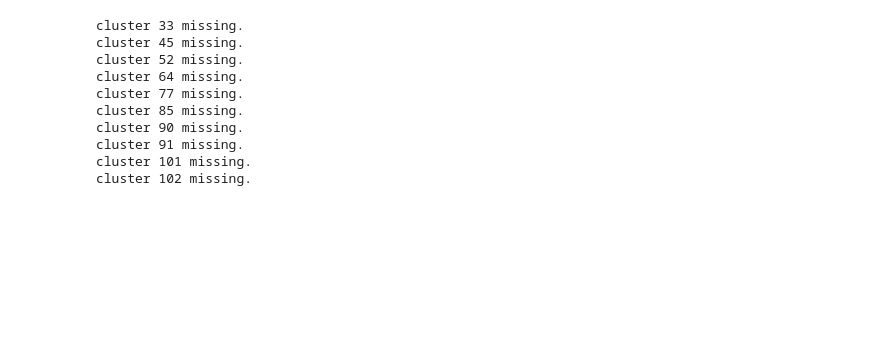
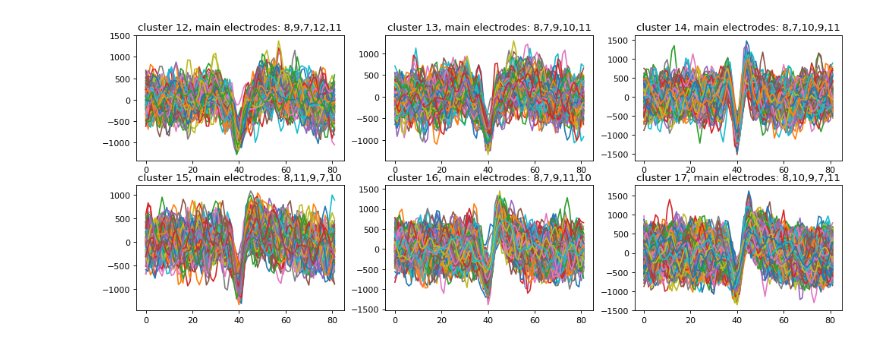
Before and after one commit to tarotez/sortpipe, a Jupyter notebook: get_waveforms_and_spike_times.ipynb, the cells around one changed output. Cells and saved outputs as stored; diff of their text form; code cells hidden in the pictures; blank space fills up the shorter version.

```diff
--- a/get_waveforms_and_spike_times.ipynb
+++ b/get_waveforms_and_spike_times.ipynb
@@ -50,26 +85,4 @@ plot_waveforms(cluster_offset=cluster_offset, n_spikes_to_visualize=10)
 # %%
-# plot_waveforms(cluster_offset=cluster_offset)
+plot_waveforms(cluster_offset=cluster_offset)
+# %% [output]
+[figure, added]
-# %%
-# get waveforms, spike_ids, and primary_electrodes for all clusters.
-waveformsL = []
-spike_idsL = []
-primary_electrodeL = []   # map: cluster_id -> channel_id
-for cluster_id in range(n_clusters):
-    try:
-        waveforms, spike_ids = sc._get_waveforms(cluster_id)
-        waveformsL.append(waveforms.data[:,:,channel_rank])
-        spike_idsL.append(spike_ids)
-        primary_electrodeL.append(waveforms.channel_ids[0])
-    except:
-        print('cluster', cluster_id, 'missing.')
-# %% [output]
-cluster 33 missing.
-cluster 45 missing.
-cluster 52 missing.
-cluster 64 missing.
-cluster 77 missing.
-cluster 85 missing.
-cluster 90 missing.
-cluster 91 missing.
-cluster 101 missing.
-cluster 102 missing.
```
Also changed, not shown: parts of 4 cells of this notebook, 1 other file.
